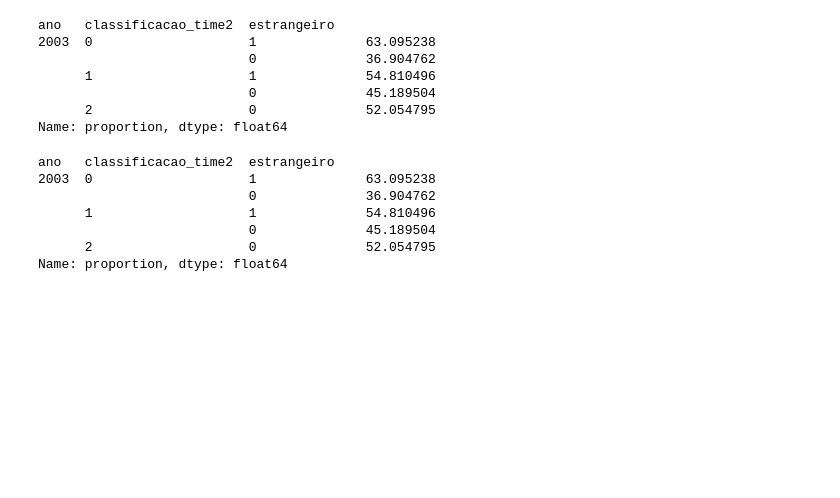
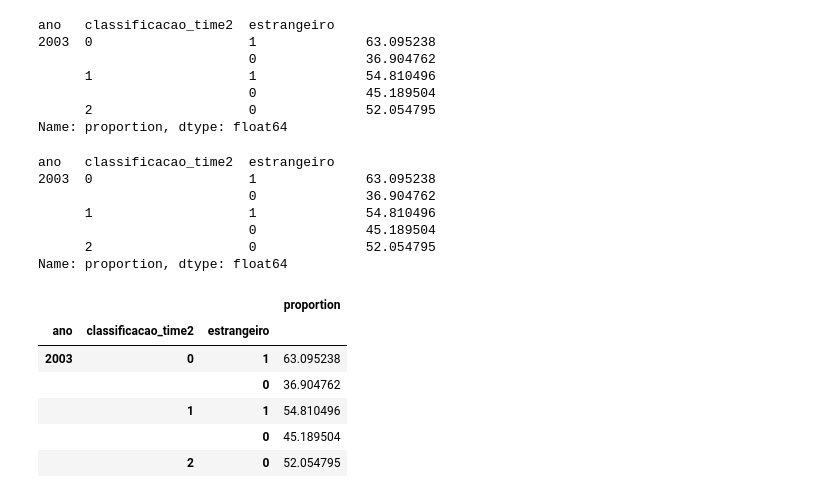
Before and after one commit to abilioepalanga/Modelo-de-previs-o-da-Premier-League-inglesa, a Jupyter notebook: Dados/previsão.ipynb, the cells around one changed output. Saved outputs shown, nothing was run; the diff lists cells and outputs as text; code cells hidden in the pictures; blank space fills up the shorter version.

```diff
--- a/Dados/previsão.ipynb
+++ b/Dados/previsão.ipynb
@@ -769,3 +769,16 @@ ano   classificacao_time2  estrangeiro
                            0              45.189504
       2                    0              52.054795
 Name: proportion, dtype: float64
+# %%
+#Renomeando a coluna Estrangeiro
+perct_estrangeiro_DF= perct_estrangeiro_DF.rename(columns={'estrangeiro':'estrangeiro_%'})
+# %%
+perct_estrangeiro_DF.head()
+# %% [output]
+|  |  |  | proportion |
+| ano | classificacao_time2 | estrangeiro |  |
+| 2003 | 0 | 1 | 63.095238 |
+|  |  | 0 | 36.904762 |
+|  | 1 | 1 | 54.810496 |
+|  |  | 0 | 45.189504 |
+|  | 2 | 0 | 52.054795 |
```
